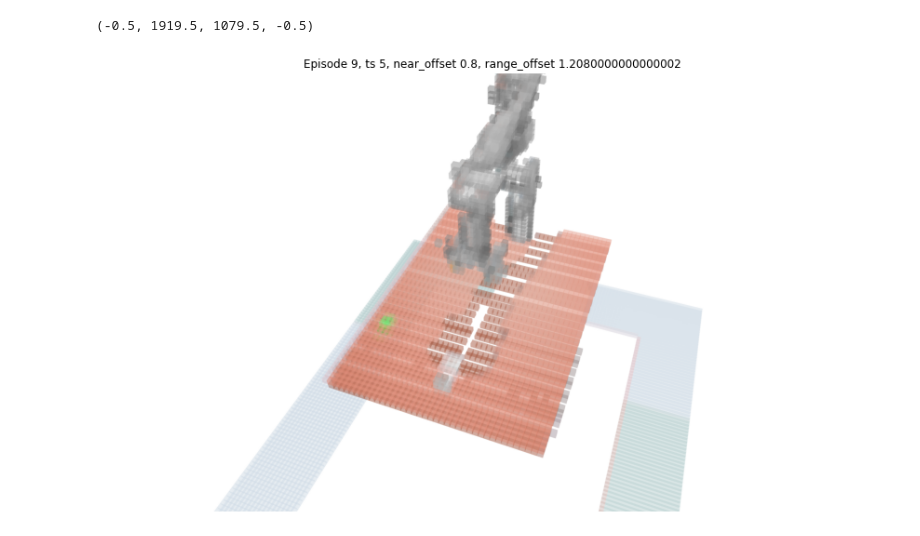
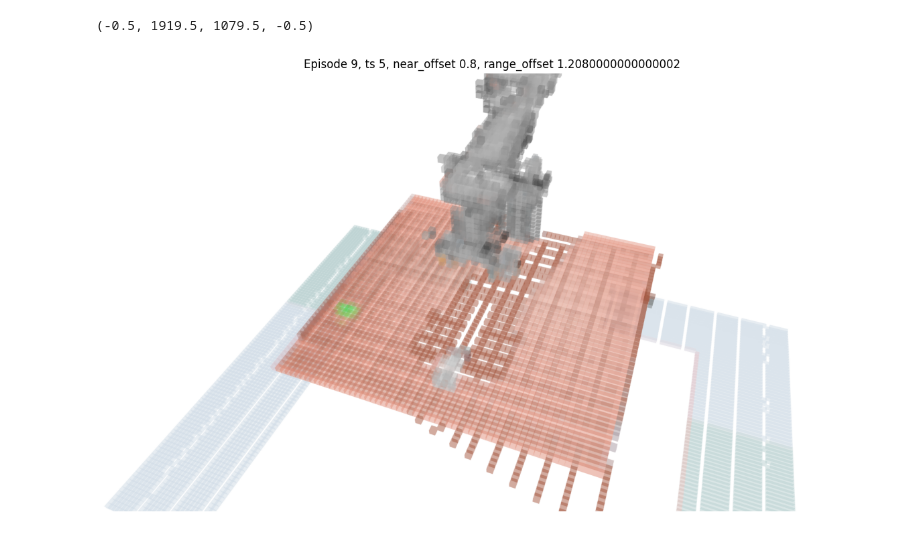
Before and after one commit to ngkhiem97/mujoco-peract, a Jupyter notebook: Voxel_Calibration.ipynb, the cells around one changed output. Drawn from its saved outputs; the diff is of its cells as text; code cells hidden in the pictures.

```diff
--- a/Voxel_Calibration.ipynb
+++ b/Voxel_Calibration.ipynb
@@ -14,7 +14,7 @@ def _norm_rgb(x):
 
 def _preprocess_inputs(replay_sample):
     obs, pcds = [], []
-    for n in cameras[0:3]:
+    for n in cameras:
         rgb = stack_on_channel(replay_sample['%s_rgb' % n])
         pcd = stack_on_channel(replay_sample['%s_point_cloud' % n])
 
@@ -39,7 +39,7 @@ def _obj_to_tensor(obj):
     return _dict_to_tensor(_obj_to_dict(obj))
 # %%
 from rlbench.backend.utils import extract_obs
-from rlbench.utils import get_stored_demo
+from rlbench.utils import get_stored_demo_load
 import matplotlib.pyplot as plt
 from arm.utils import visualise_voxel
 from components.voxel_grid import VoxelGrid
@@ -57,12 +57,12 @@ APHA = 1.51
 
 near_offset = NEAR_START
 range_offset = near_offset*APHA
-demo = get_stored_demo(data_path=data_path,
-                        index=EPISODE,
-                        near_offset=near_offset,
-                        range_offset=range_offset)
+demo = get_stored_demo_load(data_path=data_path,
+                            index=EPISODE,
+                            near_offset=near_offset,
+                            range_offset=range_offset)
 
-SCENE_BOUNDS = [-0.5, -1, -1.8, 2, 2, 1.8]
+SCENE_BOUNDS = [-0.5, -1, -1.8, 2, 1, 1.8]
 VOXEL_SIZES = [200]
 BATCH_SIZE = 1
 
@@ -86,32 +86,32 @@ bounds = torch.tensor(SCENE_BOUNDS, device=device).unsqueeze(0)
 vox_grid = VoxelGrid(
     coord_bounds=SCENE_BOUNDS,
     voxel_size=VOXEL_SIZES[0],
     device=device,
     batch_size=BATCH_SIZE,
     feature_size=3,
     max_num_coords=np.prod([IMAGE_SIZE, IMAGE_SIZE]) * len(cameras),
 )
 
 # voxelize!
 voxel_grid = vox_grid.coords_to_bounding_voxel_grid(pcd_flat,
                                                     coord_features=flat_imag_features,
                                                     coord_bounds=bounds)
 
 # swap to channels fist
 vis_voxel_grid = voxel_grid.permute(0, 4, 1, 2, 3).detach().cpu().numpy()
 
 rotation_amount = 20
 rendered_img = visualise_voxel(vis_voxel_grid[0],
                             None,
                             None,
                             None,
                             voxel_size=0.045,
                             rotation_amount=np.deg2rad(rotation_amount))
 fig = plt.figure(figsize=(15, 15))
 plt.title(f"Episode {EPISODE}, ts {ts}, near_offset {near_offset}, range_offset {range_offset}")
 plt.imshow(rendered_img)
 plt.axis('off')
 # %% [output]
 (-0.5, 1919.5, 1079.5, -0.5)
-[figure, old version]
+[figure, new version]
 # %%
```
Also changed, not shown: parts of 1 cell of this notebook, 5 other files.
